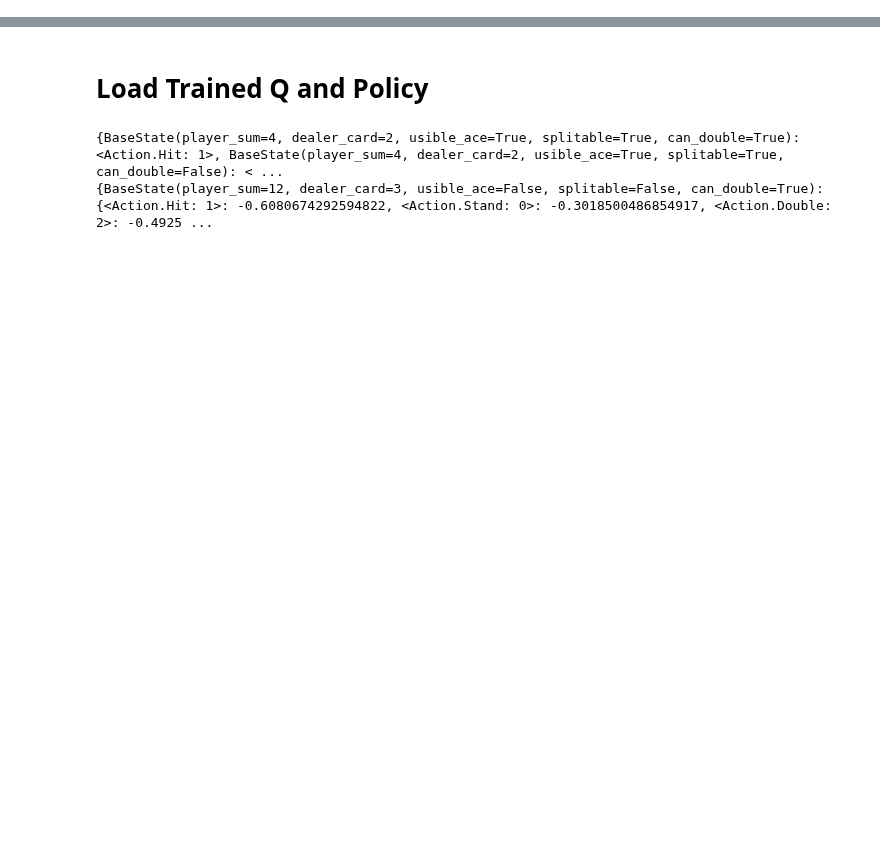
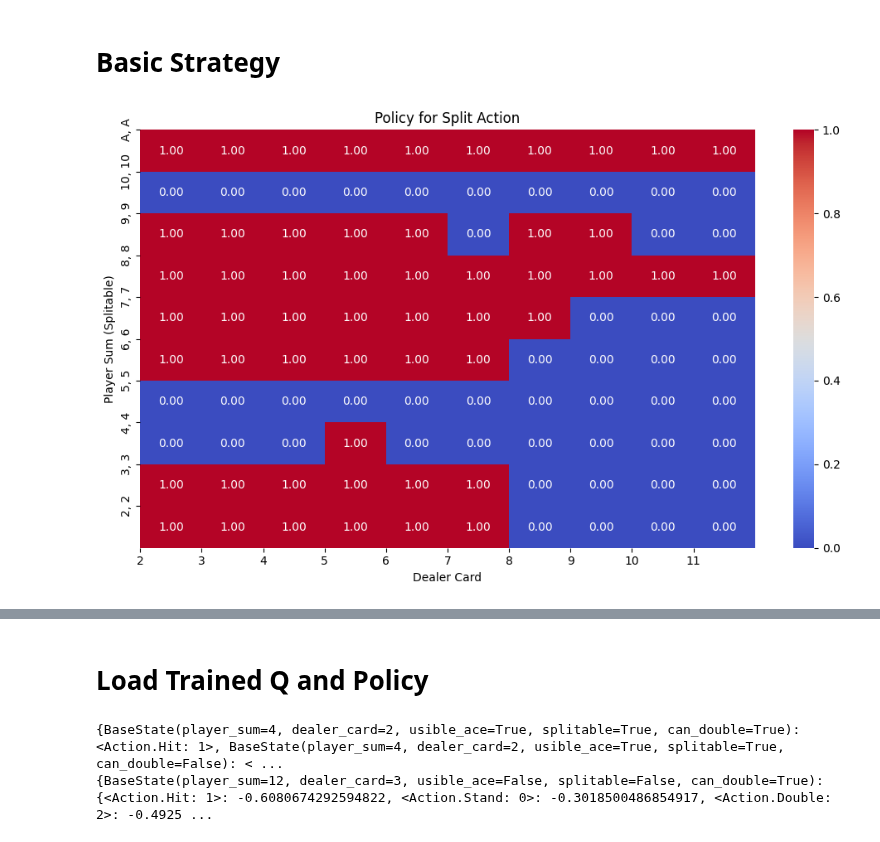
Before and after one commit to Horizon-42/black_jack, a Jupyter notebook: analysis.ipynb, the cells around one changed output, grey strips where cells are left out. Cells and saved outputs as stored; diff of their text form; code cells hidden in the pictures; blank space fills up the shorter version.

```diff
--- a/analysis.ipynb
+++ b/analysis.ipynb
@@ -0,0 +1,2 @@
+# %% [markdown]
+# Basic Strategy
@@ -0,0 +13,7 @@
+# %%
+basic_policy = generate_basic_strategy()
+
+# splitting
+plot_split_policy(basic_policy)
+# %% [output]
+[figure, added]
```
Also changed, not shown: parts of 4 cells of this notebook, 2 other files.
